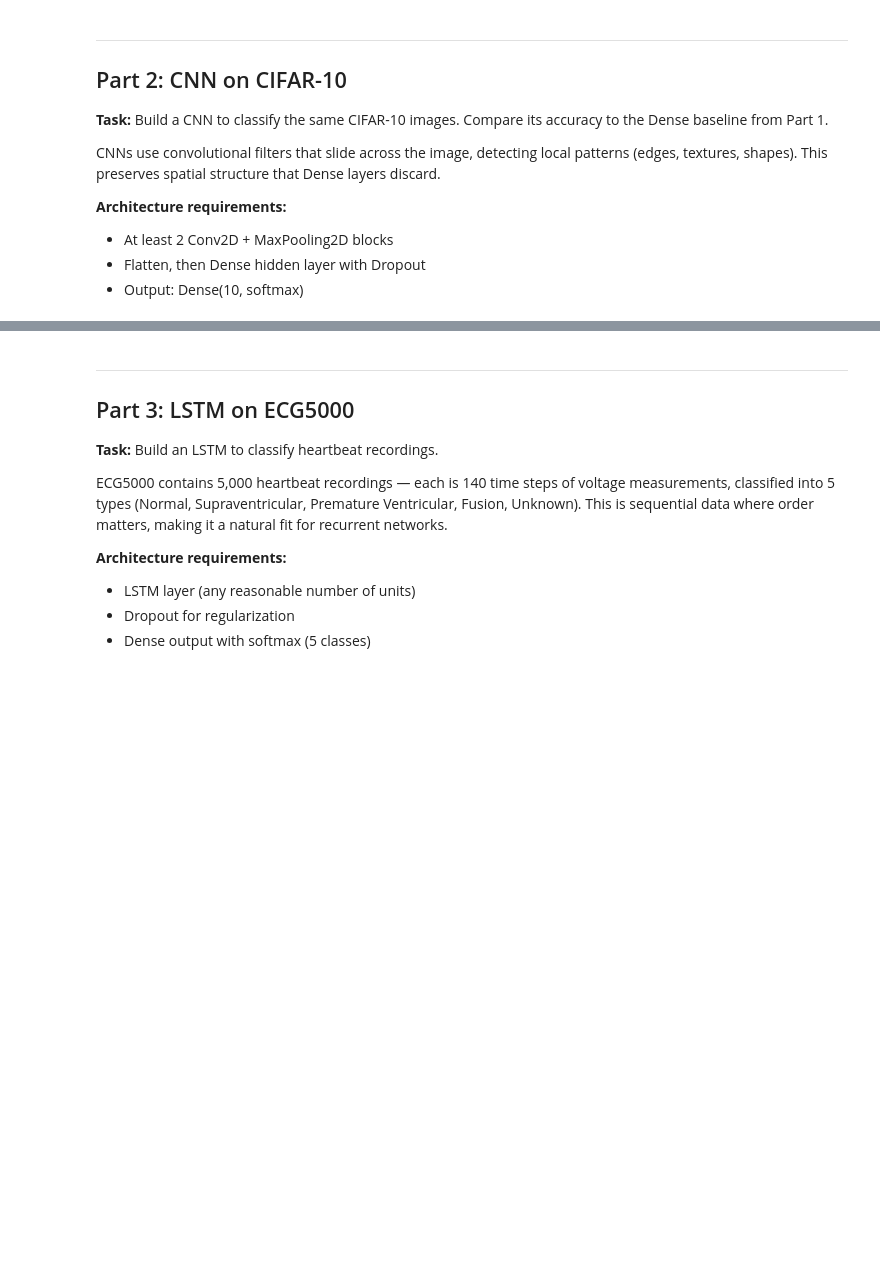
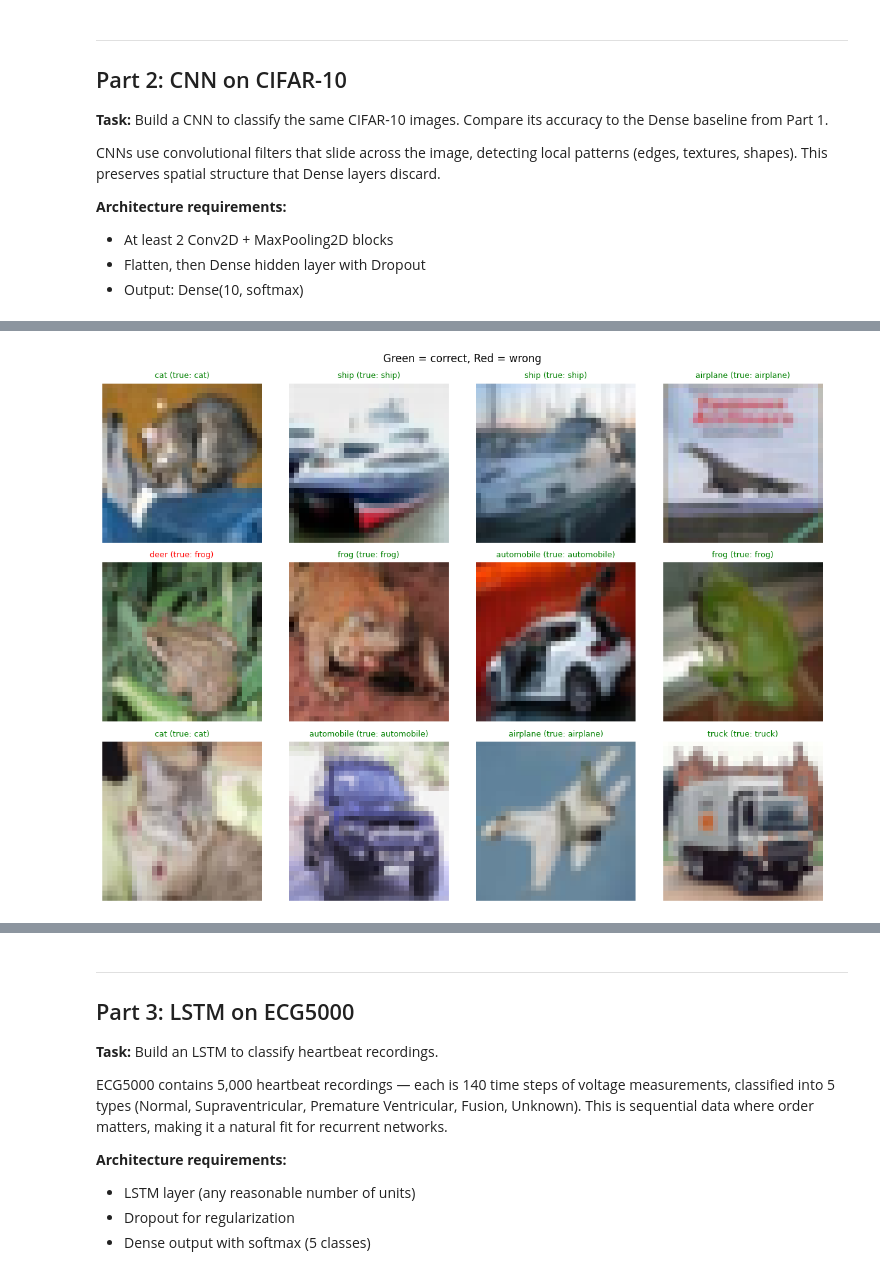
Before and after one commit to UCSF-DataSci/06-brainiac-Dellaraam, a Jupyter notebook: assignment.ipynb, the cells around one changed output, grey strips where cells are left out. Drawn from its saved outputs; the diff is of its cells as text; code cells hidden in the pictures; blank space fills up the shorter version.

```diff
--- a/assignment.ipynb
+++ b/assignment.ipynb
@@ -181,9 +223,12 @@ print("-" * 40)
 # Tip: call model_cnn.summary() after building to check layer shapes and param counts
 model_cnn = Sequential([
     Input(shape=(32, 32, 3)),
-    Conv2D(filters, (3,3), activation='relu') + MaxPooling2D((2,2)),
+    Conv2D(64, (3,3), activation='relu'),
+    MaxPooling2D((2,2)),
     Flatten(),
-    Dense(activation = 'relu'),
+    Dense(64, activation = 'relu'),
     Dropout(0.3),
     Dense(10, activation='softmax')
 ])  # replace with your Sequential model
+
+model_cnn.summary()
@@ -190,18 +255,7 @@ model_cnn = Sequential([
 # %%
 # TODO: Compile the model
-# model_cnn.compile(optimizer='adam',
-#                   loss='categorical_crossentropy',
-#                   metrics=['accuracy'])
+model_cnn.compile(optimizer='adam',loss='categorical_crossentropy',metrics=['accuracy'])
 # %%
 # TODO: Train with EarlyStopping and ModelCheckpoint
-# callbacks = [
-#     EarlyStopping(monitor='val_loss', patience=3,
-#                   restore_best_weights=True),
-#     ModelCheckpoint('output/best_cnn.keras',
-#                     save_best_only=True, monitor='val_accuracy'),
-# ]
-# history_cnn = model_cnn.fit(X_train, y_train,
-#                             epochs=15, batch_size=64,
-#                             validation_split=0.1,
-#                             callbacks=callbacks)
-history_cnn = None  # replace with your fit call
+callbacks = [EarlyStopping(monitor='val_loss', patience=3,restore_best_weights=True),ModelCheckpoint('output/best_cnn.keras',save_best_only=True, monitor='val_accuracy'),]
+history_cnn = model_cnn.fit(X_train, y_train,epochs=15, batch_size=64,validation_split=0.1,callbacks=callbacks)
@@ -212,20 +283,17 @@ history_cnn = None  # replace with your fit call
 # %%
 # TODO: Evaluate on test set
-# cnn_loss, cnn_acc = model_cnn.evaluate(X_test, y_test, verbose=0)
-cnn_acc = None  # replace
+cnn_loss, cnn_acc = model_cnn.evaluate(X_test, y_test, verbose=0)
 
 # TODO: Generate predictions and confusion matrix
-# y_pred_cnn = np.argmax(model_cnn.predict(X_test, verbose=0), axis=1)
-# y_true_cnn = np.argmax(y_test, axis=1)
-# cm_cnn = confusion_matrix(y_true_cnn, y_pred_cnn)
-y_pred_cnn = None  # replace
-y_true_cnn = None  # replace
-cm_cnn = None  # replace
+y_pred_cnn = np.argmax(model_cnn.predict(X_test, verbose=0), axis=1)
+y_true_cnn = np.argmax(y_test, axis=1)
+cm_cnn = confusion_matrix(y_true_cnn, y_pred_cnn)
 # %%
 # Optional: visualize predictions and confusion matrix to diagnose issues
-# plot_predictions(X_test, y_true_cnn, y_pred_cnn, CIFAR10_CLASSES)
-# plot_confusion_matrix(y_true_cnn, y_pred_cnn, list(CIFAR10_CLASSES.values()),
-#                       os.path.join(OUTPUT_DIR, "part2_confusion_matrix.png"))
+plot_predictions(X_test, y_true_cnn, y_pred_cnn, CIFAR10_CLASSES)
+plot_confusion_matrix(y_true_cnn, y_pred_cnn, list(CIFAR10_CLASSES.values()),os.path.join(OUTPUT_DIR, "part2_confusion_matrix.png"))
+# %% [output]
+[figure, added]
 # %%
 # Save results (do not modify this cell)
 results_cnn = {
```
Also changed, not shown: parts of 13 cells of this notebook, 7 other files.
